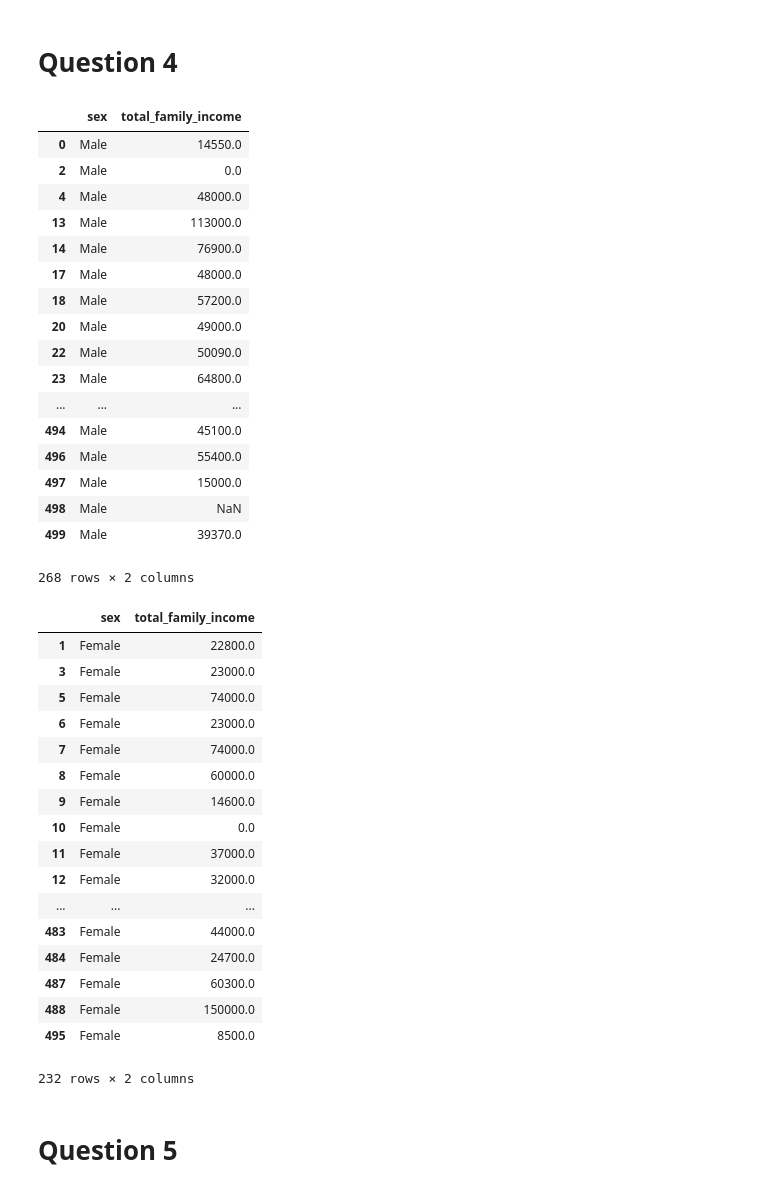
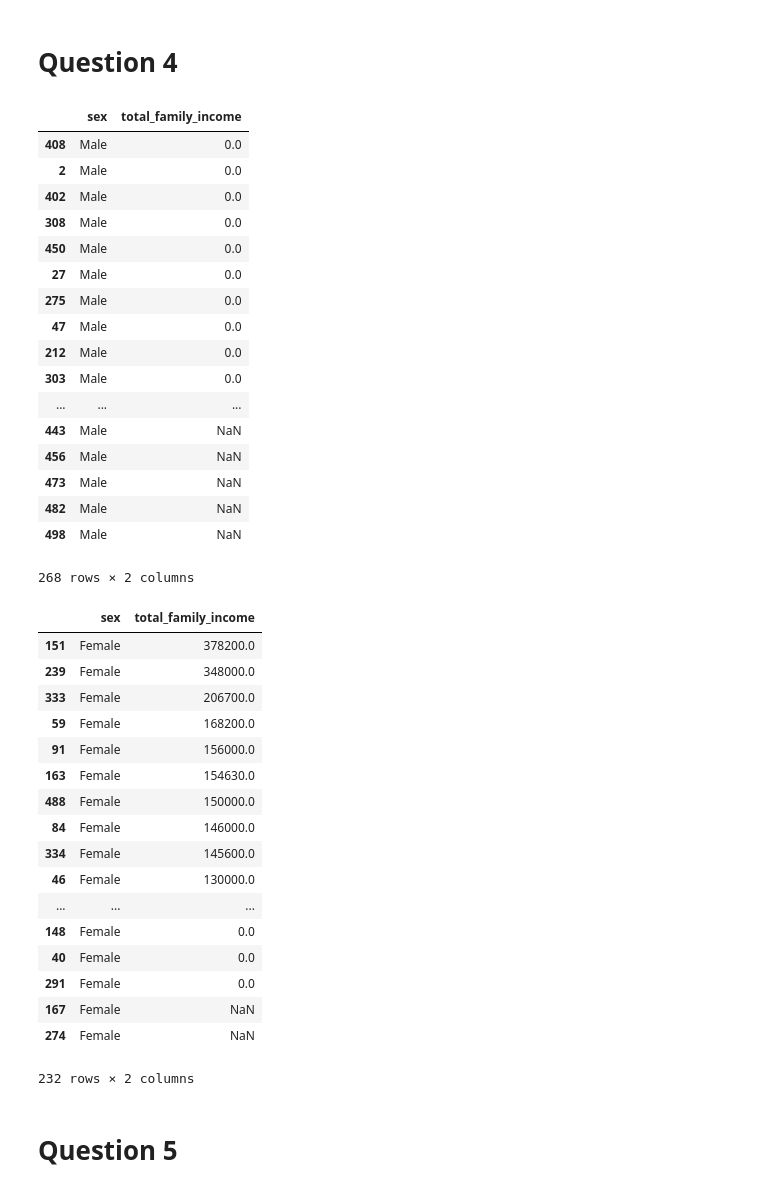
Before and after one commit to emagg1/Math2212_Maggiore, a Jupyter notebook: Homework/HW_M1T4_Maggiore.ipynb, the cells around one changed output. Drawn from its saved outputs; the diff is of its cells as text; code cells hidden in the pictures.

```diff
--- a/Homework/HW_M1T4_Maggiore.ipynb
+++ b/Homework/HW_M1T4_Maggiore.ipynb
@@ -111,45 +139,49 @@ Name: total_family_income, Length: 500, dtype: float64
 # Question 4
 # %%
 census[census['sex'] == 'Male'] [["sex", "total_family_income"]]
+census.sort_values(by = 'total_family_income', ascending = True, inplace = True )
+census[census['sex'] == 'Male'] [["sex", "total_family_income"]]
 # %% [output]
 |  | sex | total_family_income |
-| 0 | Male | 14550.0 |
+| 408 | Male | 0.0 |
 | 2 | Male | 0.0 |
-| 4 | Male | 48000.0 |
-| 13 | Male | 113000.0 |
-| 14 | Male | 76900.0 |
-| 17 | Male | 48000.0 |
-| 18 | Male | 57200.0 |
-| 20 | Male | 49000.0 |
-| 22 | Male | 50090.0 |
-| 23 | Male | 64800.0 |
+| 402 | Male | 0.0 |
+| 308 | Male | 0.0 |
+| 450 | Male | 0.0 |
+| 27 | Male | 0.0 |
+| 275 | Male | 0.0 |
+| 47 | Male | 0.0 |
+| 212 | Male | 0.0 |
+| 303 | Male | 0.0 |
 | ... | ... | ... |
-| 494 | Male | 45100.0 |
-| 496 | Male | 55400.0 |
-| 497 | Male | 15000.0 |
+| 443 | Male | NaN |
+| 456 | Male | NaN |
+| 473 | Male | NaN |
+| 482 | Male | NaN |
 | 498 | Male | NaN |
-| 499 | Male | 39370.0 |
 268 rows × 2 columns
 # %%
 census[census['sex'] == 'Female'] [["sex", "total_family_income"]]
+census.sort_values(by = 'total_family_income', ascending = False, inplace = True )
+census[census['sex'] == 'Female'] [["sex", "total_family_income"]]
 # %% [output]
 |  | sex | total_family_income |
-| 1 | Female | 22800.0 |
-| 3 | Female | 23000.0 |
-| 5 | Female | 74000.0 |
-| 6 | Female | 23000.0 |
-| 7 | Female | 74000.0 |
-| 8 | Female | 60000.0 |
-| 9 | Female | 14600.0 |
-| 10 | Female | 0.0 |
-| 11 | Female | 37000.0 |
-| 12 | Female | 32000.0 |
+| 151 | Female | 378200.0 |
+| 239 | Female | 348000.0 |
+| 333 | Female | 206700.0 |
+| 59 | Female | 168200.0 |
+| 91 | Female | 156000.0 |
+| 163 | Female | 154630.0 |
+| 488 | Female | 150000.0 |
+| 84 | Female | 146000.0 |
+| 334 | Female | 145600.0 |
+| 46 | Female | 130000.0 |
 | ... | ... | ... |
-| 483 | Female | 44000.0 |
-| 484 | Female | 24700.0 |
-| 487 | Female | 60300.0 |
-| 488 | Female | 150000.0 |
-| 495 | Female | 8500.0 |
+| 148 | Female | 0.0 |
+| 40 | Female | 0.0 |
+| 291 | Female | 0.0 |
+| 167 | Female | NaN |
+| 274 | Female | NaN |
 232 rows × 2 columns
 # %% [markdown]
 # Question 5
```
Also changed, not shown: parts of 16 cells of this notebook, 3 other files.
